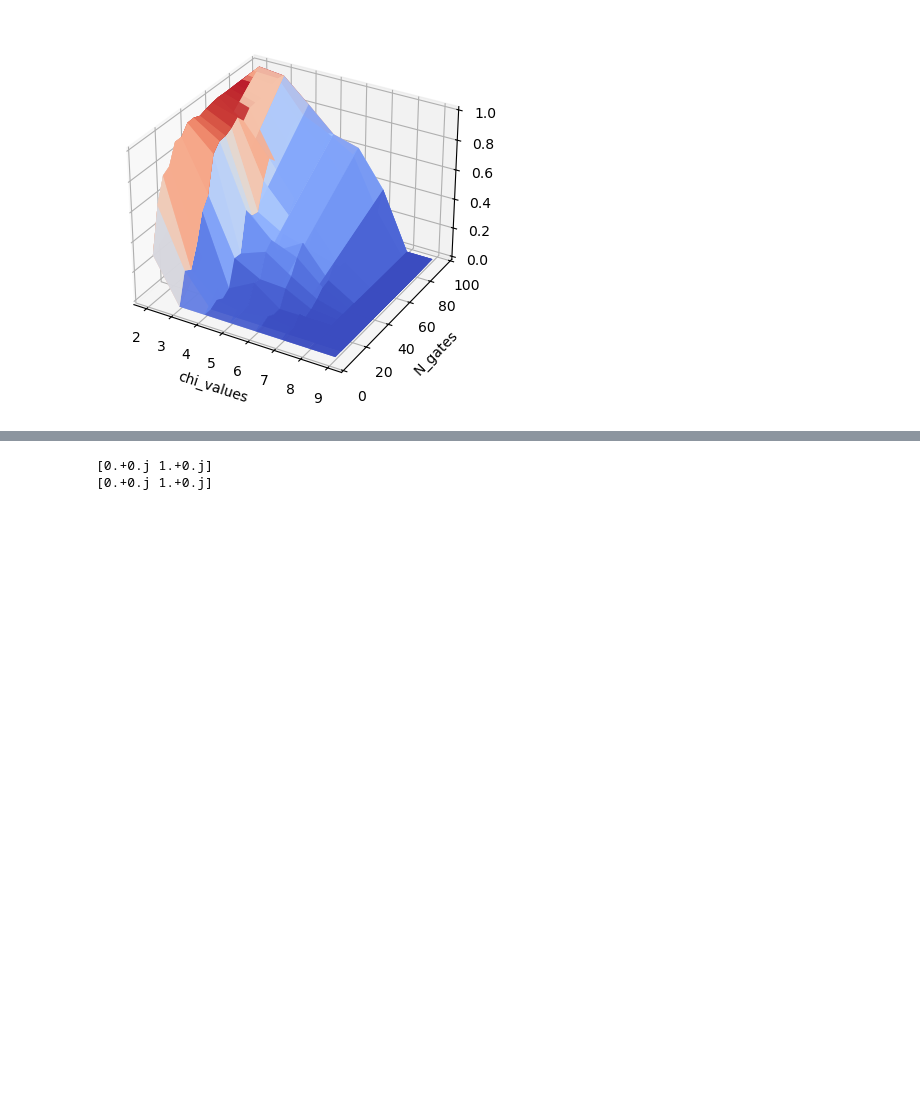
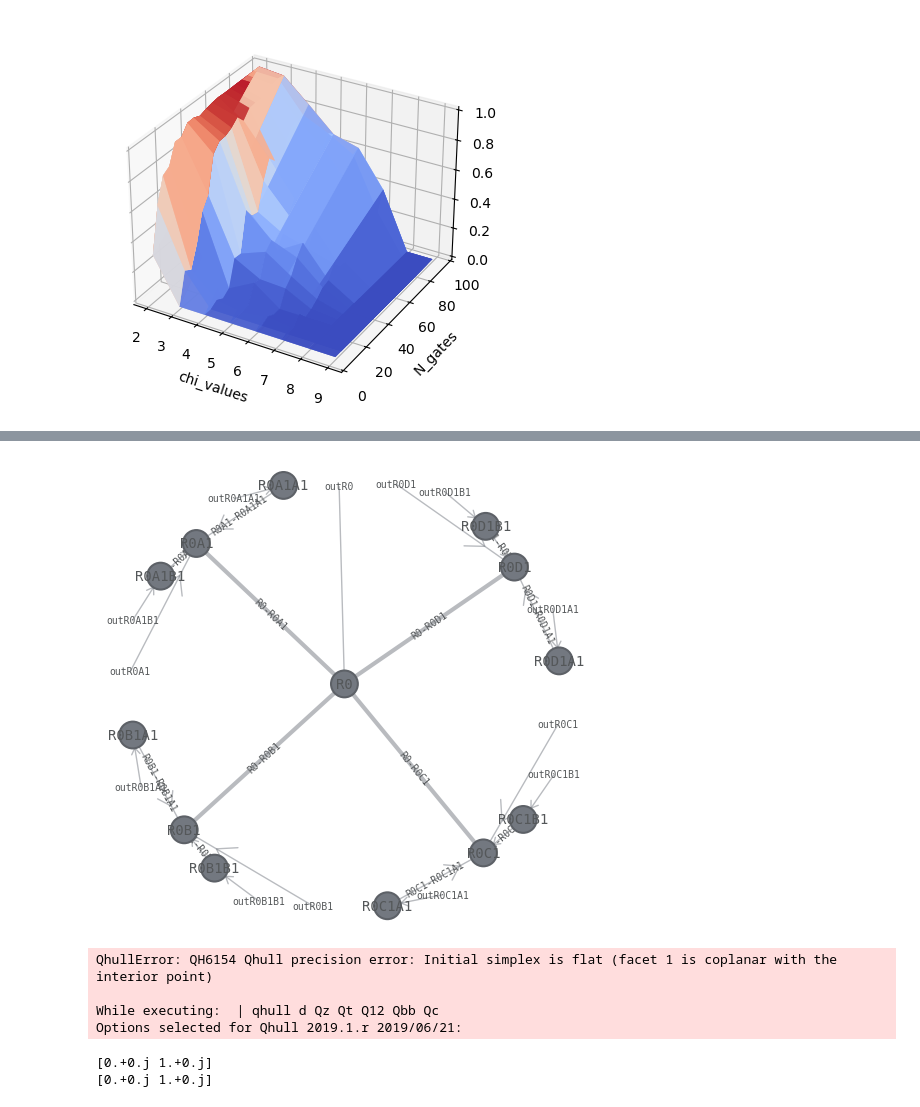
Before and after one commit to quantum-brutus/Tensor_Networks_topology, a Jupyter notebook: swap_gate.ipynb, the cells around one changed output, grey strips where cells are left out. Saved outputs shown, nothing was run; the diff lists cells and outputs as text; code cells hidden in the pictures; blank space fills up the shorter version.

```diff
--- a/swap_gate.ipynb
+++ b/swap_gate.ipynb
@@ -570,0 +646,31 @@ KeyError: 'R0A2'
+# %%
+R0 = Node(index='R0',up = None,childrens = ['R0','R0A1','R0B1','R0C1','R0D1'])
+R0A1 = Node(index = 'R0A1',up='R0',childrens=[])
+R0B1 = Node(index = 'R0B1',up='R0',childrens=[])
+R0C1 = Node(index = 'R0C1',up='R0',childrens=[])
+R0D1 = Node(index = 'R0D1',up='R0',childrens=[])
+R0A1A1 = Node(index = 'R0A1A1',up='R0A1',childrens=[])
+R0A1B1 = Node(index = 'R0A1B1',up='R0A1',childrens=[])
+R0B1A1 = Node(index = 'R0B1A1',up='R0B1',childrens=[])
+R0B1B1 = Node(index = 'R0B1B1',up='R0B1',childrens=[])
+R0C1A1 = Node(index = 'R0C1A1',up='R0C1',childrens=[])
+R0C1B1 = Node(index = 'R0C1B1',up='R0C1',childrens=[])
+R0D1A1 = Node(index = 'R0D1A1',up='R0D1',childrens=[])
+R0D1B1 = Node(index = 'R0D1B1',up='R0D1',childrens=[])
+Tree1 = Tree(R0)
+Tree1.add(R0A1)
+Tree1.add(R0B1)
+Tree1.add(R0C1)
+Tree1.add(R0D1)
+Tree1.add(R0A1A1)
+Tree1.add(R0A1B1)
+Tree1.add(R0B1A1)
+Tree1.add(R0B1B1)
+Tree1.add(R0C1A1)
+Tree1.add(R0C1B1)
+Tree1.add(R0D1A1)
+Tree1.add(R0D1B1)
+
+Tree1.draw()
+# %% [output]
+[figure, added]
@@ -571,3 +689,30 @@ KeyError: 'R0A2'
+# %%
+import matplotlib.pyplot as plt
+from mpl_toolkits.mplot3d import Axes3D
+from scipy.interpolate import griddata
+
+grid_x, grid_y = np.meshgrid(chi_values,N_values)
+
+# Interpolate Z values onto the grid
+grid_z = griddata((chi_values, N_values), fidelity_diff, (grid_x, grid_y), method='cubic')
+
+fig = plt.figure()
+ax = fig.add_subplot(111, projection='3d')
+ax.plot_surface(grid_x, grid_y, grid_z, alpha = 0.7,cmap='coolwarm')
+
+ax.contour(X, Y, Z, zdir='x', offset=-15, cmap='coolwarm')
+ax.contour(X, Y, Z, zdir='y', offset=100, cmap='coolwarm')
+
+ax.set_xlabel('chi_values')
+ax.set_ylabel('N_gates')
+ax.set_zlabel('error')
+
+plt.show()
+# %% [output]
+QhullError: QH6154 Qhull precision error: Initial simplex is flat (facet 1 is coplanar with the interior point)
+
+While executing:  | qhull d Qz Qt Q12 Qbb Qc
+Options selected for Qhull 2019.1.r 2019/06/21:
 # %%
 import quimb as qu
 import quimb.tensor as qtn
```
Also changed, not shown: parts of 10 cells of this notebook.
